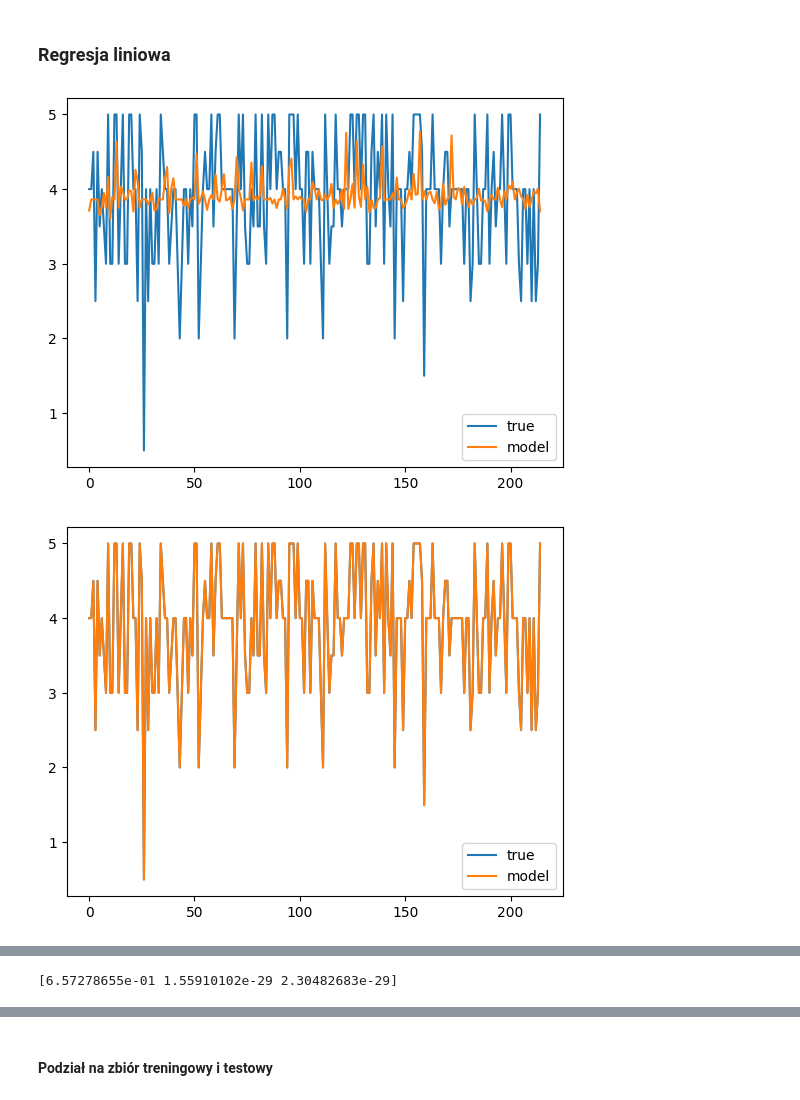
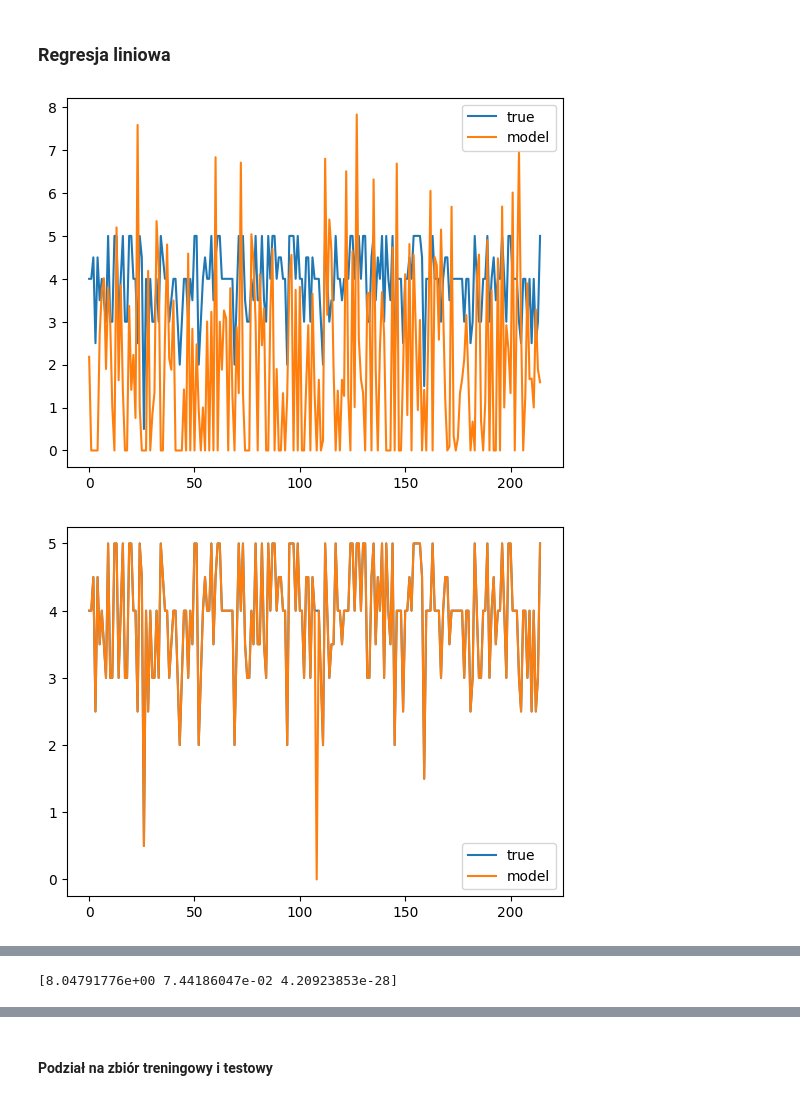
Before and after one commit to pucikplay/UMSI, a Jupyter notebook: L1/l1.ipynb, the cells around one changed output, grey strips where cells are left out. Cells and saved outputs as stored; diff of their text form; code cells hidden in the pictures.

```diff
--- a/L1/l1.ipynb
+++ b/L1/l1.ipynb
@@ -135,20 +142,20 @@ def plot_error(y, y_preds, M):
 # %%
 M = [10, 1000, 10000]
 y_preds = []
 
 for m in M:
     X_m = X[:,:m]
-    reg = LinearRegression().fit(X_m,y)
-    y_pred = reg.predict(X_m)
+    res = sm.OLS(y,X_m).fit()
+    y_pred = res.predict(X_m)
     y_preds.append(y_pred)
     plt.plot(y, label='true')
     plt.plot(y_pred, label='model')
     plt.legend()
     plt.show()
 
 plot_error(y, y_preds, M)
 # %% [output]
-[figure, old version]
+[figure, new version]
-[figure, old version]
+[figure, new version]
 [figure]
-[6.57278655e-01 1.55910102e-29 2.30482683e-29]
+[8.04791776e+00 7.44186047e-02 4.20923853e-28]
```
Also changed, not shown: parts of 5 cells of this notebook.
